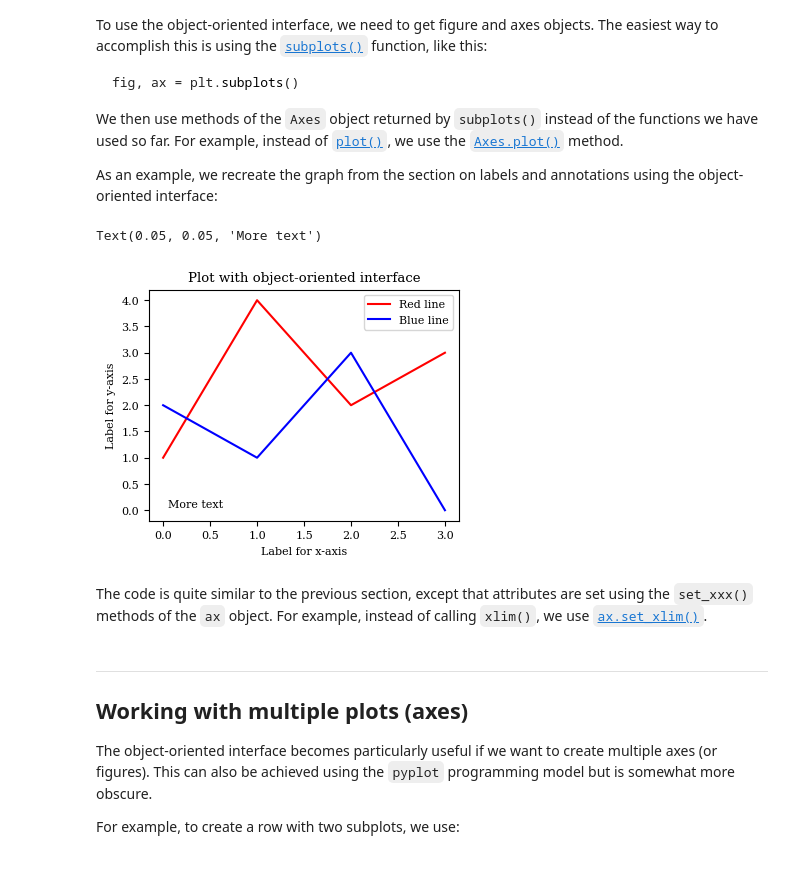
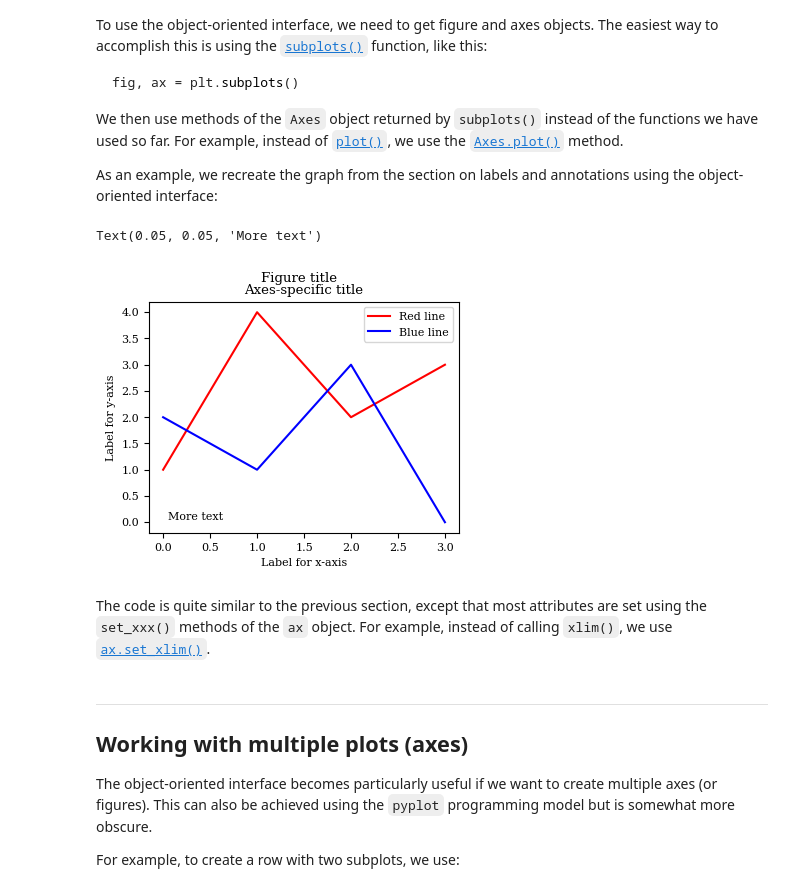
Before and after one commit to vladgalan/TECH2-H25, a Jupyter notebook: lectures/lecture3/lecture3.ipynb, the cells around one changed output. Cells and saved outputs as stored; diff of their text form; code cells hidden in the pictures.

```diff
--- a/lectures/lecture3/lecture3.ipynb
+++ b/lectures/lecture3/lecture3.ipynb
@@ -397,23 +455,25 @@ labels and annotations using the object-oriented interface:
 # %%
 import matplotlib.pyplot as plt
 
-xvalues = [0, 1, 2, 3]
-yvalues = [1, 4, 2, 3]
-yvalues2 = [2.0, 1.0, 3.0, 0.0]
+# Create Figure and Axes objects
+fig, ax = plt.subplots()
 
-fig, ax = plt.subplots()
 ax.plot(xvalues, yvalues, color='red', label='Red line')
 ax.plot(xvalues, yvalues2, color='blue', label='Blue line')
-ax.set_xlabel('Label for x-axis')
-ax.set_ylabel('Label for y-axis')
-ax.legend()
-ax.set_title('Plot with object-oriented interface')
-ax.text(0.05, 0.05, 'More text')
+
+# Add titles, labels, legend, and text
+fig.suptitle('Figure title')                        # Alternative: plt.suptitle()
+ax.set_title('Axes-specific title')                 # Alternative: plt.title()
+ax.set_xlabel('Label for x-axis')                   # Alternative: plt.xlabel()
+ax.set_ylabel('Label for y-axis')                   # Alternative: plt.ylabel()
+ax.legend(['Red line', 'Blue line'])                # Alternative: plt.legend()
+# Adds text at data coordinates (0.05, 0.05)
+ax.text(0.05, 0.05, 'More text')                    # Alternative: plt.text()
 # %% [output]
 Text(0.05, 0.05, 'More text')
-[figure, old version]
+[figure, new version]
 # %% [markdown]
-The code is quite similar to the previous section, except that attributes are set using
+The code is quite similar to the previous section, except that most attributes are set using
 the `set_xxx()` methods of the `ax` object. For example,
 instead of calling `xlim()`, we use
 [`ax.set_xlim()`](https://matplotlib.org/stable/api/_as_gen/matplotlib.axes.Axes.set_xlim.html).
```
Also changed, not shown: parts of 33 cells of this notebook, 1 other file.
